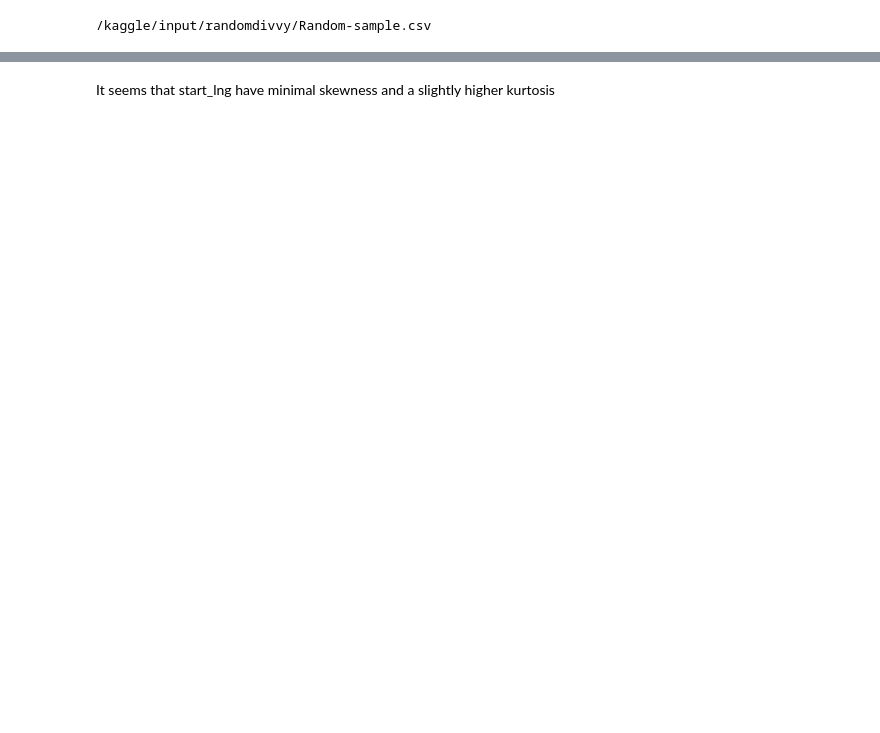
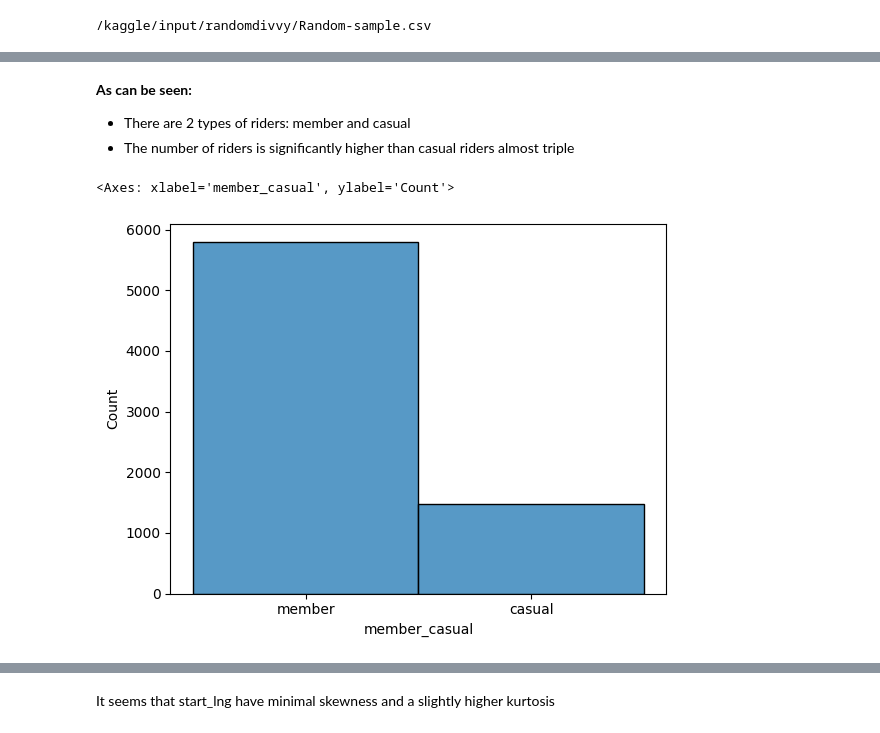
Before and after one commit to ndminh2003/Divvy_Bike_Case_Study_Analysis, a Jupyter notebook: divvy-casestudy.ipynb, the cells around one changed output, grey strips where cells are left out. Drawn from its saved outputs; the diff is of its cells as text; code cells hidden in the pictures; blank space fills up the shorter version.

```diff
--- a/divvy-casestudy.ipynb
+++ b/divvy-casestudy.ipynb
@@ -102,0 +132,10 @@ Kurtosis of start_lng: 1.9099351855682154
+# %% [markdown]
+**As can be seen:**
+* There are 2 types of riders: member and casual
+* The number of riders is significantly higher than casual riders almost triple
+# %%
+below_mean_rider = df[df['ride_length']<= np.mean(df['ride_length'])]
+sns.histplot(x=below_mean_rider['member_casual'])
+# %% [output]
+<Axes: xlabel='member_casual', ylabel='Count'>
+[figure, added]
```
Also changed, not shown: parts of 44 cells of this notebook.
